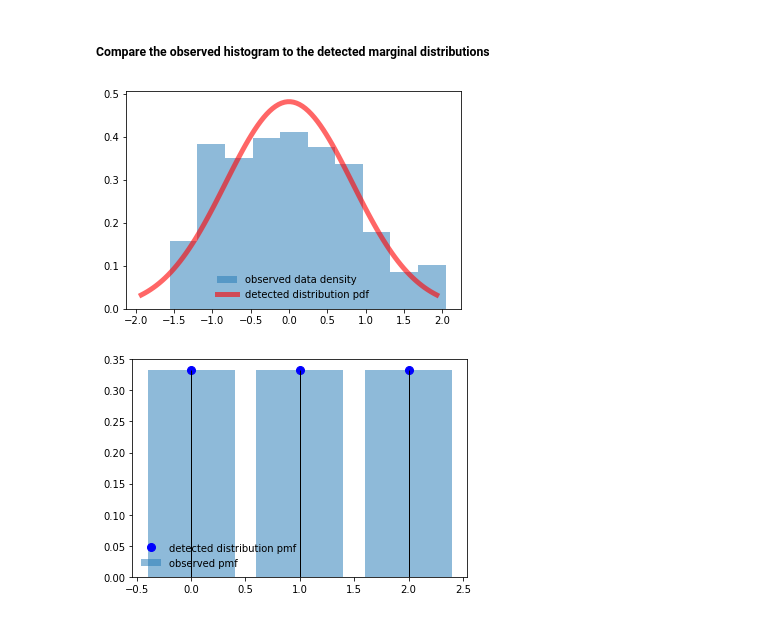
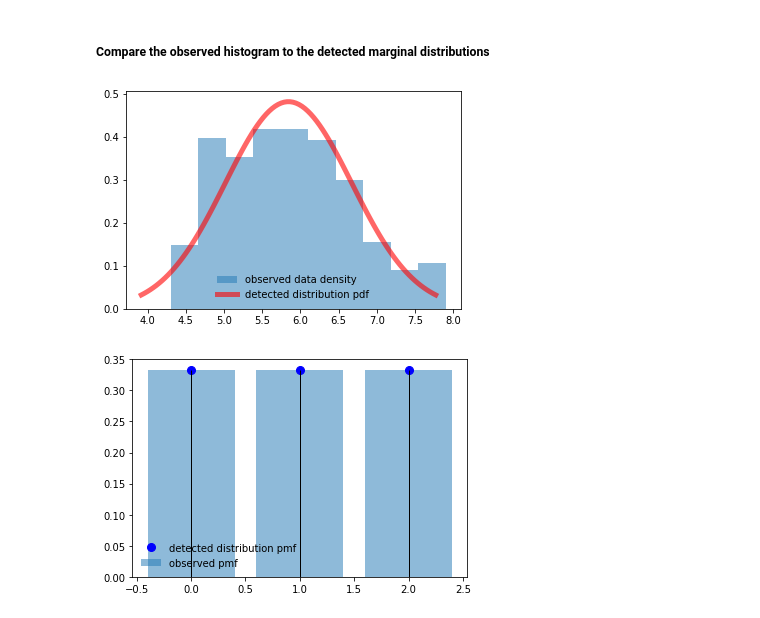
Before and after one commit to capitalone/synthetic-data, a Jupyter notebook: examples/marginal_dist_detection.ipynb, the cells around one changed output. Drawn from its saved outputs; the diff is of its cells as text; code cells hidden in the pictures.

```diff
--- a/examples/marginal_dist_detection.ipynb
+++ b/examples/marginal_dist_detection.ipynb
@@ -90,32 +90,30 @@ marginal_dist_list
 # %%
 # Plot the histogram and the detected marginal distribution's pdf of a continuous variable column
 
 COL_NUM = 0
 
 fig, ax = plt.subplots(1,1)
 cont_data_stats = report['data_stats'][COL_NUM]['statistics']
 bin_counts, bin_edges = cont_data_stats['histogram']['bin_counts'], cont_data_stats['histogram']['bin_edges']
 
 hist_dist = stats.rv_histogram((bin_counts, bin_edges))
-hist_mean = hist_dist.mean()
 observed_samples = hist_dist.rvs(size=10000)
-observed_samples -= hist_mean
 
 ax.hist(observed_samples, density=True,histtype='stepfilled', alpha=0.5, label="observed data density")
 
 detected_dist = marginal_dist_list[COL_NUM]
 dist_name, dist_args = detected_dist['dist'], detected_dist['args']
 
 dist_method = getattr(stats, dist_name)
 dist_method = dist_method(*dist_args)
 
 x = np.linspace(dist_method.ppf(0.01), dist_method.ppf(0.99), 100)
 ax.plot(x, dist_method.pdf(x), 'r-', lw=5, alpha=0.6, label="detected distribution pdf")
 
 ax.legend(loc='best', frameon=False)
 plt.show()
 # %% [output]
-[figure, old version]
+[figure, new version]
 # %%
 # Plot the histogram and the detected marginal distribution's pmf of a discrete variable column
 
```
Also changed, not shown: parts of 1 cell of this notebook, 2 other files.
